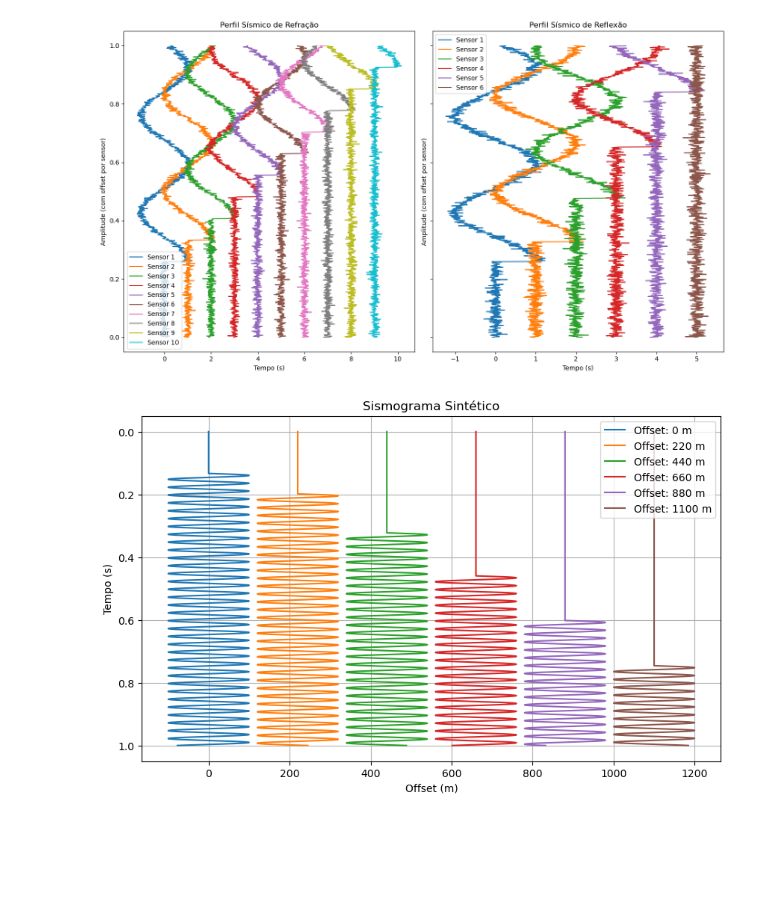
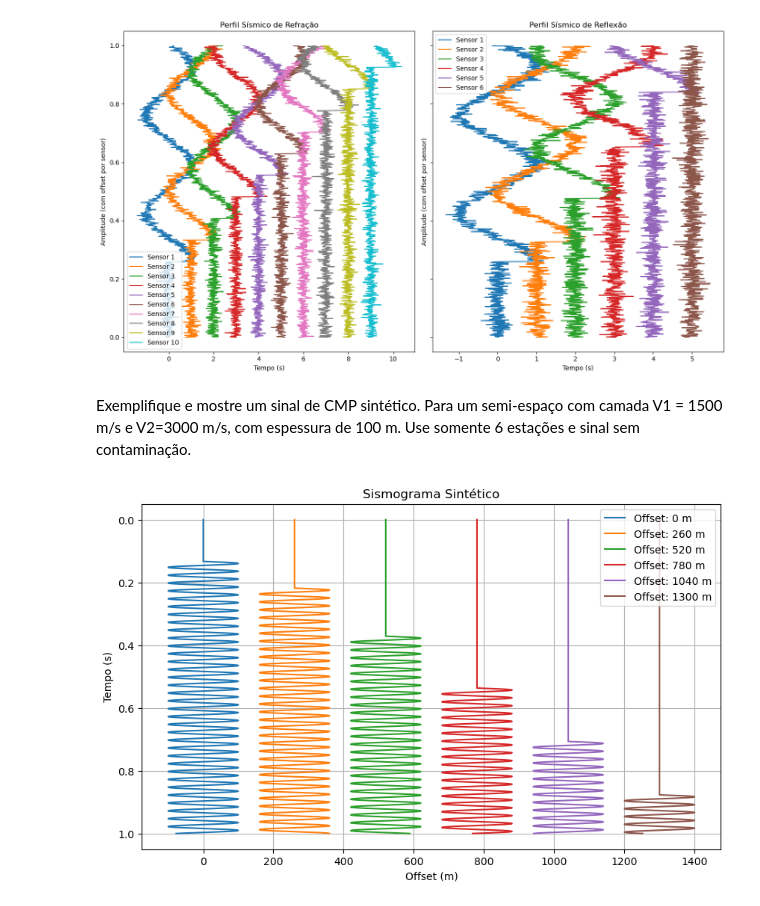
Before and after one commit to YagoMCastro/sismo-msc-2024, a Jupyter notebook: atividade-final.ipynb, the cells around one changed output. Drawn from its saved outputs; the diff is of its cells as text; code cells hidden in the pictures; blank space fills up the shorter version.

```diff
--- a/atividade-final.ipynb
+++ b/atividade-final.ipynb
@@ -1,7 +14,4 @@
 # %%
-import numpy as np
-import matplotlib.pyplot as plt
-
 def criar_sinais(tempos_chegada, cos_wave, t, dt, noise_level):
     sinais = []
     for t0 in tempos_chegada:
@@ -54,7 +64,7 @@ h = 130
 V1 = 1000
 V2 = 3000
 amplitude = 1.0
-noise_level = 0.1
+noise_level = 0.15
 
 signal = gerar_sinal_sismico(t, freq, amplitude)
 
@@ -72,7 +82,9 @@ reflection_profile = criar_perfil_sismico(t_reflection, signal, t, dt, noise_lev
 
 plotar_perfil_sismico(refraction_profile, reflection_profile, t)
 # %% [output]
-[figure, old version]
+[figure, new version]
+# %% [markdown]
+Exemplifique e mostre um sinal de CMP sintético. Para um semi-espaço com camada V1 = 1500 m/s e V2=3000 m/s, com espessura de 100 m. Use somente 6 estações e sinal sem contaminação.
 # %%
 def calcular_tempo(offsets, tempo_inicial, velocidade):
     return np.sqrt(tempo_inicial**2 + (offsets / velocidade)**2)
@@ -85,32 +97,32 @@ def gerar_onda(frequencia, duracao, intervalo_tempo):
 def criar_seccao_sismica(tempos_chegada, onda_base, tempos, intervalo_tempo):
     numero_estacoes = len(tempos_chegada)
     seccao = np.zeros((numero_estacoes, len(tempos)))
     for indice, tempo_chegada in enumerate(tempos_chegada):
         indice_inicial = int(tempo_chegada / intervalo_tempo)
         if indice_inicial < len(tempos):
             seccao[indice, indice_inicial:indice_inicial + len(onda_base)] += onda_base[:len(tempos) - indice_inicial]
     return seccao
 
 def exibir_sismograma(seccao, offsets, tempos):
     plt.figure(figsize=(10, 6))
     for indice, offset in enumerate(offsets):
         plt.plot(offset + seccao[indice] * 100, tempos, label=f"Offset: {offset:.0f} m")
     plt.gca().invert_yaxis()
     plt.title("Sismograma Sintético")
     plt.xlabel("Offset (m)")
     plt.ylabel("Tempo (s)")
     plt.grid()
     plt.legend()
     plt.show()
 
 velocidade_1, velocidade_2, profundidade = 1500, 3000, 100
 numero_estacoes = 6
-offsets = np.linspace(0, 1100, numero_estacoes)
+offsets = np.linspace(0, 1300, numero_estacoes)
 frequencia, duracao, intervalo_tempo = 40, 1.0, 0.001
 tempo_inicial = 2 * profundidade / velocidade1
 tempos_chegada = calcular_tempo(offsets, tempo_inicial, velocidade1)
 tempos, onda_base = gerar_onda(frequencia, duracao, intervalo_tempo)
 seccao_sismica = criar_seccao_sismica(tempos_chegada, onda_base, tempos, intervalo_tempo)
 exibir_sismograma(seccao_sismica, offsets, tempos)
 # %% [output]
-[figure, old version]
+[figure, new version]
```
Also changed, not shown: parts of 3 cells of this notebook.
